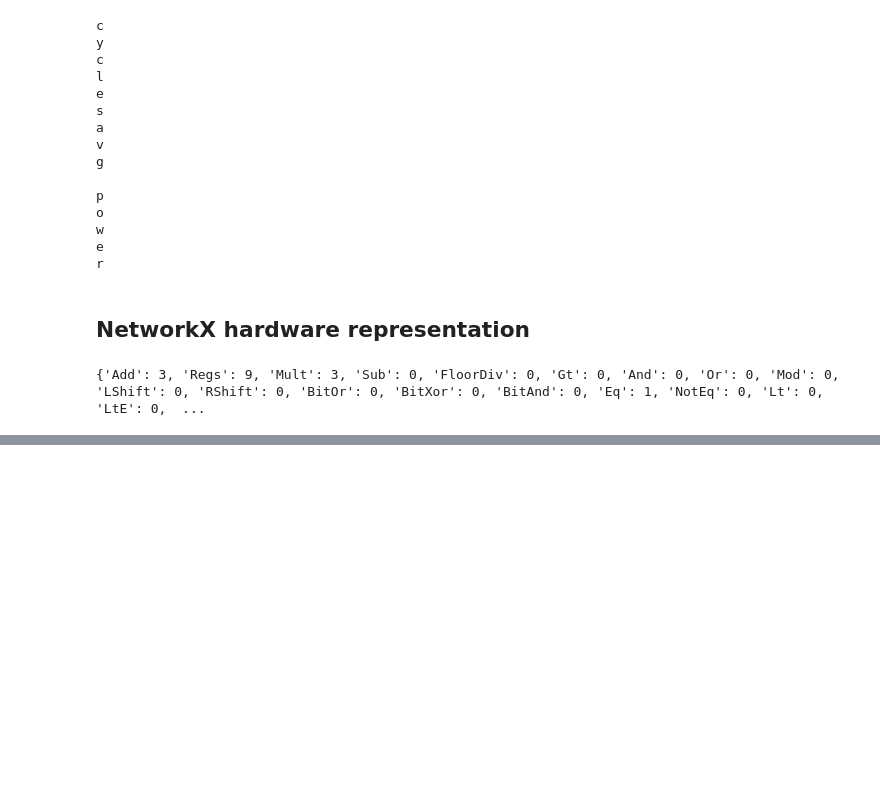
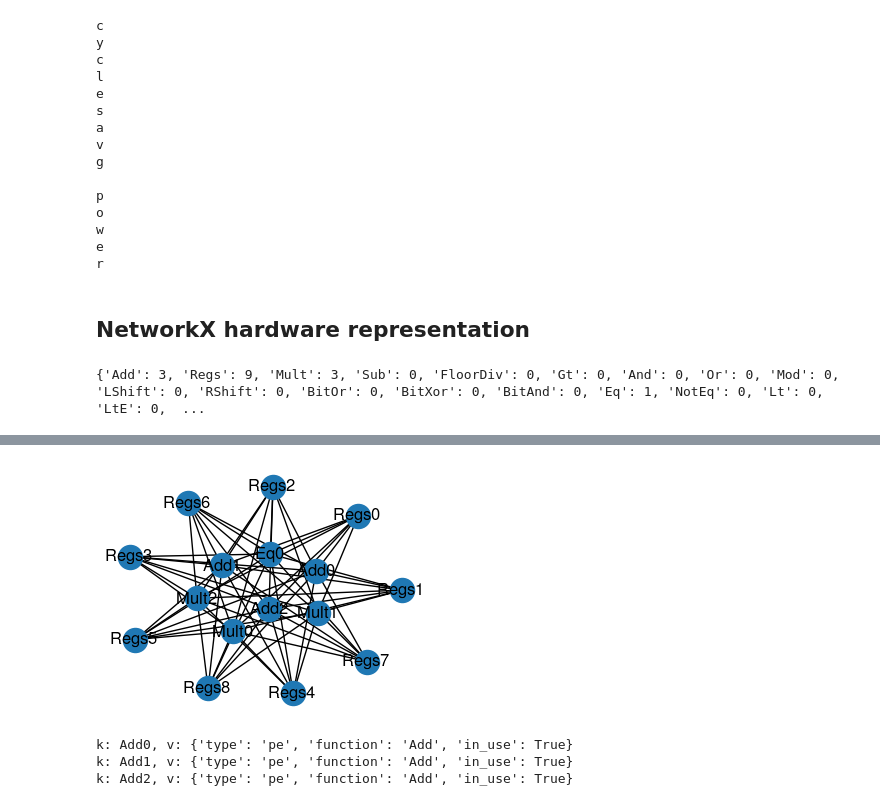
Before and after one commit to tathagatasrimani/codesign, a Jupyter notebook: src/vamshi_misc_tests.ipynb, the cells around one changed output, grey strips where cells are left out. Drawn from its saved outputs; the diff is of its cells as text; code cells hidden in the pictures; blank space fills up the shorter version.

```diff
--- a/src/vamshi_misc_tests.ipynb
+++ b/src/vamshi_misc_tests.ipynb
@@ -1180,0 +1187,6 @@ plt.show()
+# %%
+test = nx.read_gml("architectures/const_aladdin_graph.gml")
+nx.draw(test, with_labels=True)
+plt.show()
+# %% [output]
+[figure, added]
@@ -1180,0 +1195,9 @@ plt.show()
+# %%
+for k, v in dict(node_data).items():
+    if v['function'] == 'Add':
+        print(f"k: {k}, v: {v}")
+        v['in_use'] = True
+# %% [output]
+k: Add0, v: {'type': 'pe', 'function': 'Add', 'in_use': True}
+k: Add1, v: {'type': 'pe', 'function': 'Add', 'in_use': True}
+k: Add2, v: {'type': 'pe', 'function': 'Add', 'in_use': True}
```
Also changed, not shown: parts of 7 cells of this notebook, 6 other files.
